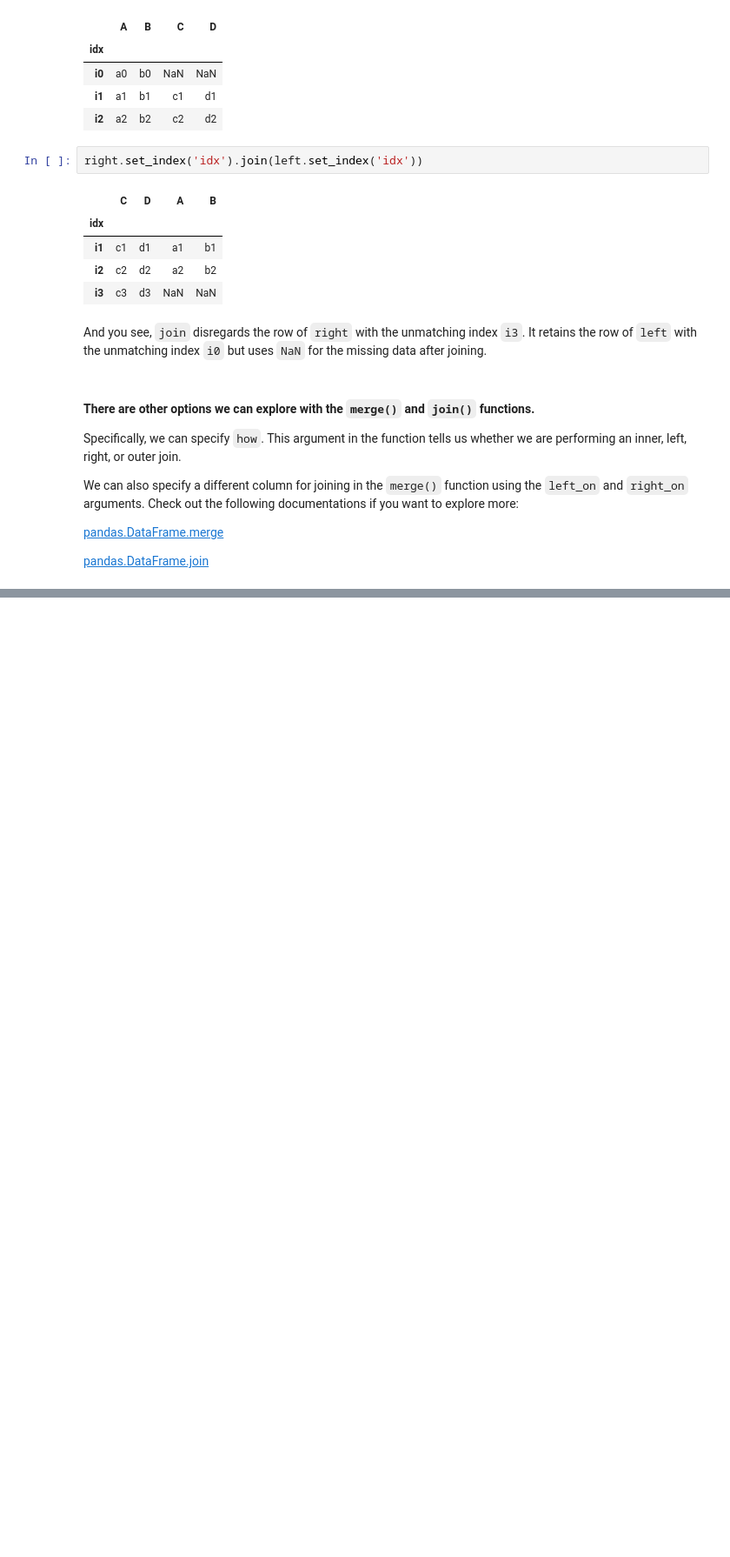
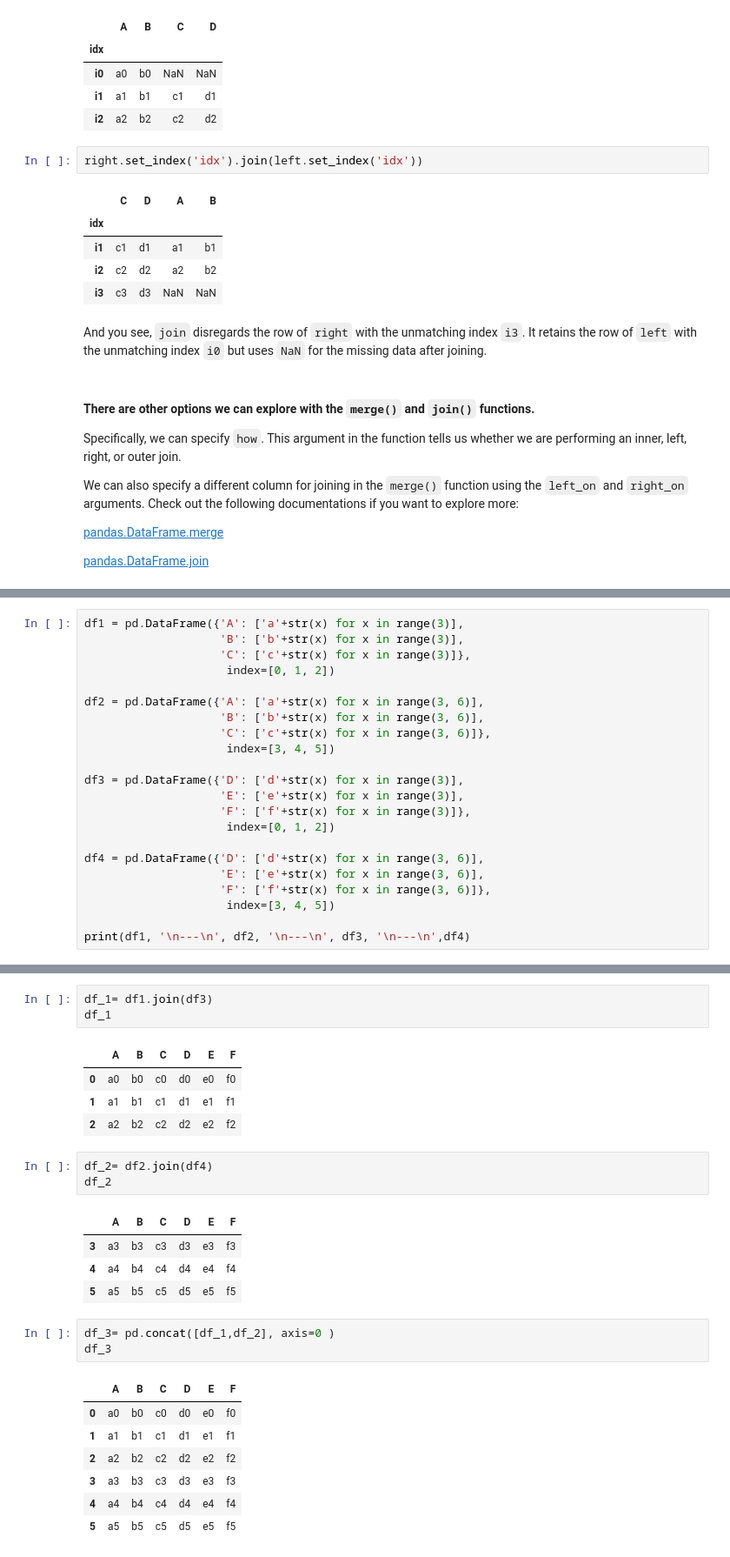
Before and after one commit to Ironhack-data-bcn-january-2023/lab-pandas-merge, a Jupyter notebook: code/pandas_1_concat-merge-join.ipynb, the cells around one changed output, grey strips where cells are left out. Shown at 87% size. Saved outputs shown, nothing was run; the diff lists cells and outputs as text; blank space fills up the shorter version.

```diff
--- a/code/pandas_1_concat-merge-join.ipynb
+++ b/code/pandas_1_concat-merge-join.ipynb
@@ -232,0 +219,22 @@ df2
+# %%
+df1 = pd.DataFrame({'A': ['a'+str(x) for x in range(3)],
+                    'B': ['b'+str(x) for x in range(3)],
+                    'C': ['c'+str(x) for x in range(3)]},
+                     index=[0, 1, 2])
+
+df2 = pd.DataFrame({'A': ['a'+str(x) for x in range(3, 6)],
+                    'B': ['b'+str(x) for x in range(3, 6)],
+                    'C': ['c'+str(x) for x in range(3, 6)]},
+                     index=[3, 4, 5])
+
+df3 = pd.DataFrame({'D': ['d'+str(x) for x in range(3)],
+                    'E': ['e'+str(x) for x in range(3)],
+                    'F': ['f'+str(x) for x in range(3)]},
+                     index=[0, 1, 2])
+
+df4 = pd.DataFrame({'D': ['d'+str(x) for x in range(3, 6)],
+                    'E': ['e'+str(x) for x in range(3, 6)],
+                    'F': ['f'+str(x) for x in range(3, 6)]},
+                     index=[3, 4, 5])
+
+print(df1, '\n---\n', df2, '\n---\n', df3, '\n---\n',df4)
@@ -232,0 +261,27 @@ df2
+# %%
+df_1= df1.join(df3)
+df_1
+# %% [output]
+|  | A | B | C | D | E | F |
+| 0 | a0 | b0 | c0 | d0 | e0 | f0 |
+| 1 | a1 | b1 | c1 | d1 | e1 | f1 |
+| 2 | a2 | b2 | c2 | d2 | e2 | f2 |
+# %%
+df_2= df2.join(df4)
+df_2
+# %% [output]
+|  | A | B | C | D | E | F |
+| 3 | a3 | b3 | c3 | d3 | e3 | f3 |
+| 4 | a4 | b4 | c4 | d4 | e4 | f4 |
+| 5 | a5 | b5 | c5 | d5 | e5 | f5 |
+# %%
+df_3= pd.concat([df_1,df_2], axis=0 )
+df_3
+# %% [output]
+|  | A | B | C | D | E | F |
+| 0 | a0 | b0 | c0 | d0 | e0 | f0 |
+| 1 | a1 | b1 | c1 | d1 | e1 | f1 |
+| 2 | a2 | b2 | c2 | d2 | e2 | f2 |
+| 3 | a3 | b3 | c3 | d3 | e3 | f3 |
+| 4 | a4 | b4 | c4 | d4 | e4 | f4 |
+| 5 | a5 | b5 | c5 | d5 | e5 | f5 |
```
Also changed, not shown: parts of 3 cells of this notebook.
